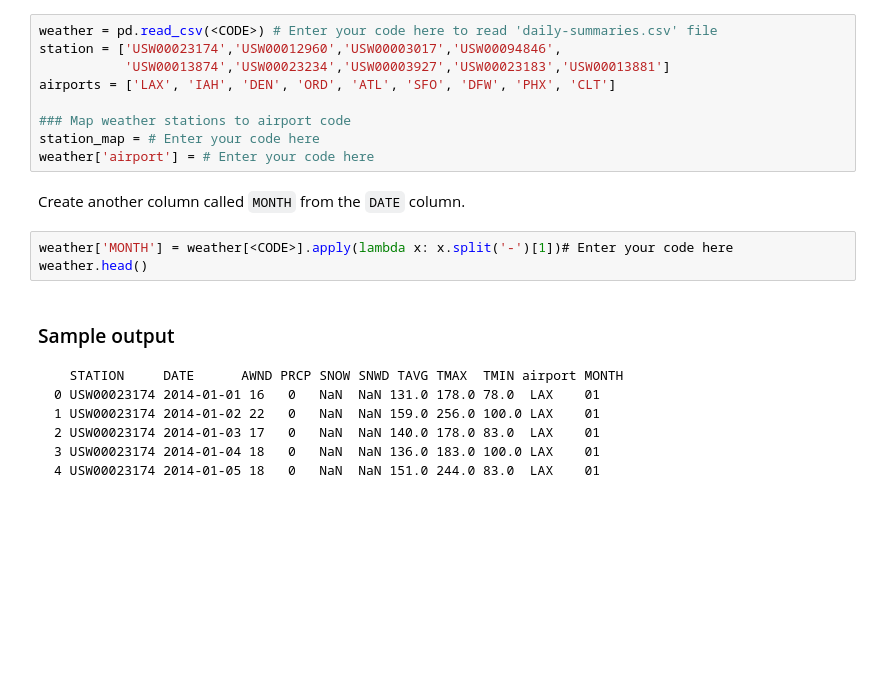
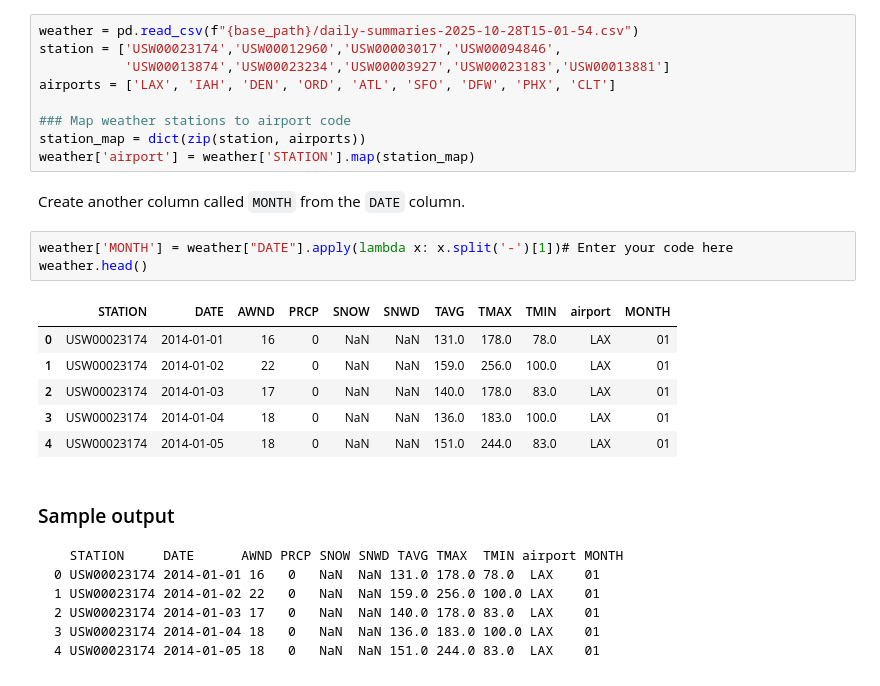
Before and after one commit to nuzhatmila1997/Final-Project, a Jupyter notebook: onpremises.ipynb, the cells around one changed output. Saved outputs shown, nothing was run; the diff lists cells and outputs as text; blank space fills up the shorter version.

````diff
--- a/onpremises.ipynb
+++ b/onpremises.ipynb
@@ -992,19 +995,26 @@ This dataset has information on wind speed, precipitation, snow, and temperature
 # %% [markdown]
 Import weather data prepared for the airport codes in our dataset. Use the stations and airports below for the analysis, and create a new column called `airport` that maps the weather station to the airport name.
 # %%
-weather = pd.read_csv(<CODE>) # Enter your code here to read 'daily-summaries.csv' file
+weather = pd.read_csv(f"{base_path}/daily-summaries-2025-10-28T15-01-54.csv")
 station = ['USW00023174','USW00012960','USW00003017','USW00094846',
            'USW00013874','USW00023234','USW00003927','USW00023183','USW00013881']
 airports = ['LAX', 'IAH', 'DEN', 'ORD', 'ATL', 'SFO', 'DFW', 'PHX', 'CLT']
 
 ### Map weather stations to airport code
-station_map = # Enter your code here
-weather['airport'] = # Enter your code here
+station_map = dict(zip(station, airports))
+weather['airport'] = weather['STATION'].map(station_map)
 # %% [markdown]
 Create another column called `MONTH` from the `DATE` column.
 # %%
-weather['MONTH'] = weather[<CODE>].apply(lambda x: x.split('-')[1])# Enter your code here
+weather['MONTH'] = weather["DATE"].apply(lambda x: x.split('-')[1])# Enter your code here
 weather.head()
+# %% [output]
+|  | STATION | DATE | AWND | PRCP | SNOW | SNWD | TAVG | TMAX | TMIN | airport | MONTH |
+| 0 | USW00023174 | 2014-01-01 | 16 | 0 | NaN | NaN | 131.0 | 178.0 | 78.0 | LAX | 01 |
+| 1 | USW00023174 | 2014-01-02 | 22 | 0 | NaN | NaN | 159.0 | 256.0 | 100.0 | LAX | 01 |
+| 2 | USW00023174 | 2014-01-03 | 17 | 0 | NaN | NaN | 140.0 | 178.0 | 83.0 | LAX | 01 |
+| 3 | USW00023174 | 2014-01-04 | 18 | 0 | NaN | NaN | 136.0 | 183.0 | 100.0 | LAX | 01 |
+| 4 | USW00023174 | 2014-01-05 | 18 | 0 | NaN | NaN | 151.0 | 244.0 | 83.0 | LAX | 01 |
 # %% [markdown]
 ### Sample output
 ```
````
Also changed, not shown: parts of 33 cells of this notebook, 3 other files.
